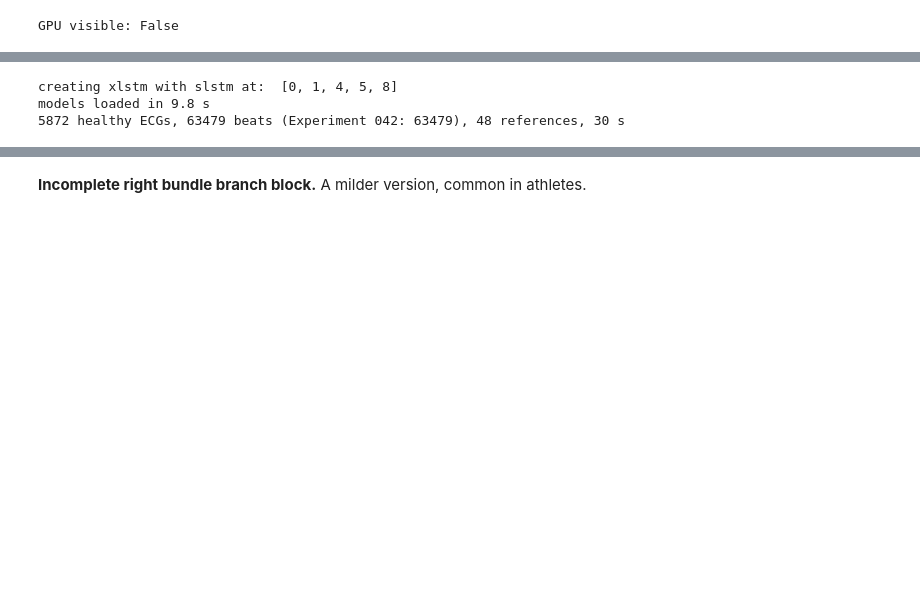
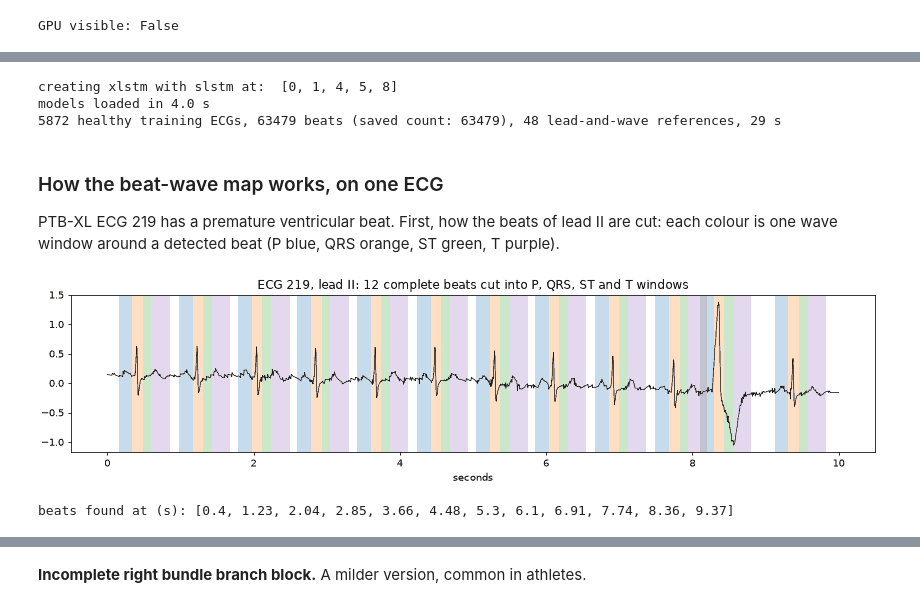
Before and after one commit to Janet16180/ecg-cardiopathy-detection, a Jupyter notebook: notebooks/13-jr-pipeline-v4-explained.ipynb, the cells around one changed output, grey strips where cells are left out. Saved outputs shown, nothing was run; the diff lists cells and outputs as text; code cells hidden in the pictures; blank space fills up the shorter version.

```diff
--- a/notebooks/13-jr-pipeline-v4-explained.ipynb
+++ b/notebooks/13-jr-pipeline-v4-explained.ipynb
@@ -52,12 +76,7 @@ from PIL import Image as PILImage
 from ecg_experiment.cpu_inference import attention_scores, linear_logit, load_attention_heads, load_jepa_cpu
 from ecg_experiment.eda.ptbxl import load_metadata, load_statements
 from ecg_experiment.explanation_rule import rule_marks
-from ecg_experiment.external_encoders import (
-    XECG_DROP_PATH,
-    jepa_input,
-    read_ptb_float64,
-    xecg_input,
-)
+from ecg_experiment.external_encoders import XECG_DROP_PATH, jepa_input, read_ptb_float64, xecg_input
 from ecg_experiment.focal_switch import combined_referral
 from ecg_experiment.full_development import cohorts, ptb_table
 from ecg_experiment.lead_wave_maps import (
@@ -78,19 +97,20 @@ from ecg_experiment.xecg import DEFAULT_CHECKPOINT_DIR, load_xecg
 torch.set_num_threads(4)
 print("GPU visible:", torch.cuda.is_available())
 
-
 COLOURS = [(255, 255, 255), (0, 0, 0), (64, 64, 64), (128, 128, 128), (192, 192, 192), (224, 224, 224),
            (214, 39, 40), (243, 190, 190), (31, 119, 180), (188, 214, 232)]
 PALETTE = PILImage.new("P", (1, 1))
 PALETTE.putpalette([value for colour in COLOURS for value in colour] + [0] * 3 * (256 - len(COLOURS)))
 
 
-def display_small(figure: Figure, dpi: int = 50) -> None:
-    """Show a figure at low resolution in a fixed 10-colour palette (greys, red, blue) to keep it small."""
+def display_small(figure: Figure, dpi: int = 50, fixed: bool = True) -> None:
+    """Show a figure at low resolution, in a fixed grey, red and blue palette or 16 adaptive colours."""
     buffer = BytesIO()
     figure.savefig(buffer, format="png", dpi=dpi)
     small = BytesIO()
-    image = PILImage.open(buffer).convert("RGB").quantize(palette=PALETTE, dither=PILImage.Dither.NONE)
+    image = PILImage.open(buffer).convert("RGB")
+    image = (image.quantize(palette=PALETTE, dither=PILImage.Dither.NONE) if fixed
+             else image.quantize(colors=16))
     image.save(small, format="png", optimize=True)
     display(Image(small.getvalue()))
 # %% [output]
@@ -185,13 +215,36 @@ fit = train[(train["standard"] == 0) & train["ecg_id"].isin(common)]
 with ThreadPoolExecutor(4) as pool:
     cut = pool.map(lambda stem: beat_pieces(read_ptb_float64(stem)), fit["filename_hr"])
     fit_beats = [found for found in cut if len(found[0]) >= MINIMUM_BEATS]
-references = fit_wave_references({name: np.concatenate([pieces[name] for _, pieces in fit_beats])
-                                  for name in WAVES})
+healthy_waves = {name: np.concatenate([pieces[name] for _, pieces in fit_beats]) for name in WAVES}
+references = fit_wave_references(healthy_waves)
 beats = sum(len(times) for times, _ in fit_beats)
-result042 = json.loads((RUN042 / "result.json").read_text())
-print(f"{len(fit)} healthy ECGs, {beats} beats (Experiment 042: {result042['arm_b']['fit_beats']}), "
-      f"{sum(len(r) for r in references.values())} references, {time.perf_counter() - started:.0f} s")
+print(f"{len(fit)} healthy training ECGs, {beats} beats (saved count: {result042['arm_b']['fit_beats']}), "
+      f"{sum(len(r) for r in references.values())} lead-and-wave references, "
+      f"{time.perf_counter() - started:.0f} s")
 # %% [output]
 creating xlstm with slstm at:  [0, 1, 4, 5, 8]
-models loaded in 9.8 s
-5872 healthy ECGs, 63479 beats (Experiment 042: 63479), 48 references, 30 s
+models loaded in 4.0 s
+5872 healthy training ECGs, 63479 beats (saved count: 63479), 48 lead-and-wave references, 29 s
+# %% [markdown]
+### How the beat-wave map works, on one ECG
+
+PTB-XL ECG 219 has a premature ventricular beat. First, how the beats of lead II are cut: each colour is one
+wave window around a detected beat (P blue, QRS orange, ST green, T purple).
+# %%
+EXAMPLE = 219
+signal = read_ptb_float64(table.at[EXAMPLE, "filename_hr"])
+r_times, pieces = beat_pieces(signal)
+colours = {"P": "tab:blue", "QRS": "tab:orange", "ST": "tab:green", "T": "tab:purple"}
+figure = Figure(figsize=(12, 3), layout="constrained")
+axis = figure.subplots()
+axis.plot(np.arange(signal.shape[1]) / 500, signal[1], color="black", linewidth=0.7)
+for r_time in r_times:
+    for name, (low, high) in WAVES.items():
+        axis.axvspan(r_time + low, r_time + high, color=colours[name], alpha=0.25, linewidth=0)
+axis.set_title(f"ECG {EXAMPLE}, lead II: {len(r_times)} complete beats cut into P, QRS, ST and T windows")
+axis.set_xlabel("seconds")
+display_small(figure, dpi=70, fixed=False)
+print("beats found at (s):", [round(float(t), 2) for t in r_times])
+# %% [output]
+[figure, added]
+beats found at (s): [0.4, 1.23, 2.04, 2.85, 3.66, 4.48, 5.3, 6.1, 6.91, 7.74, 8.36, 9.37]
```
Also changed, not shown: parts of 72 cells of this notebook, 1 other file.
